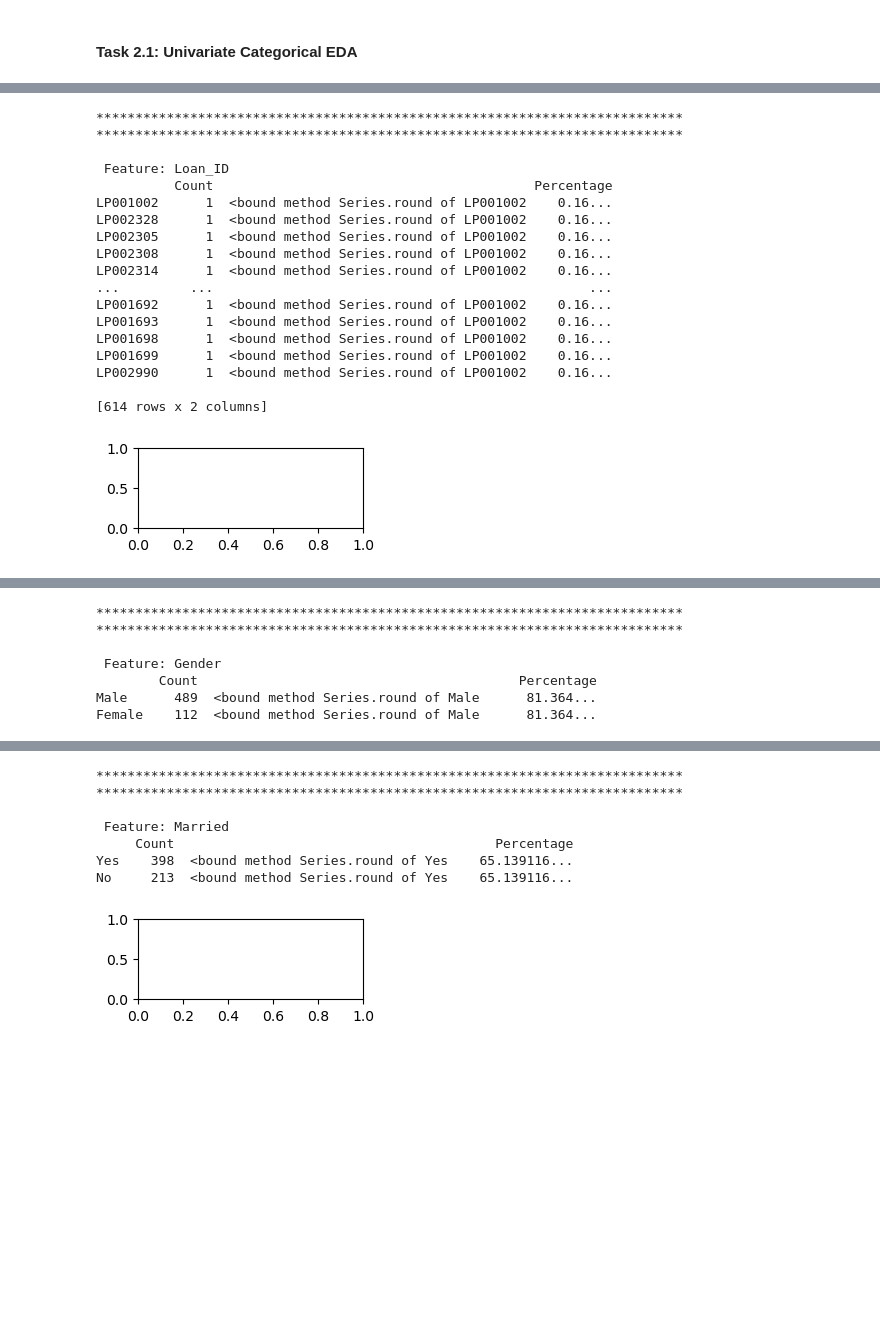
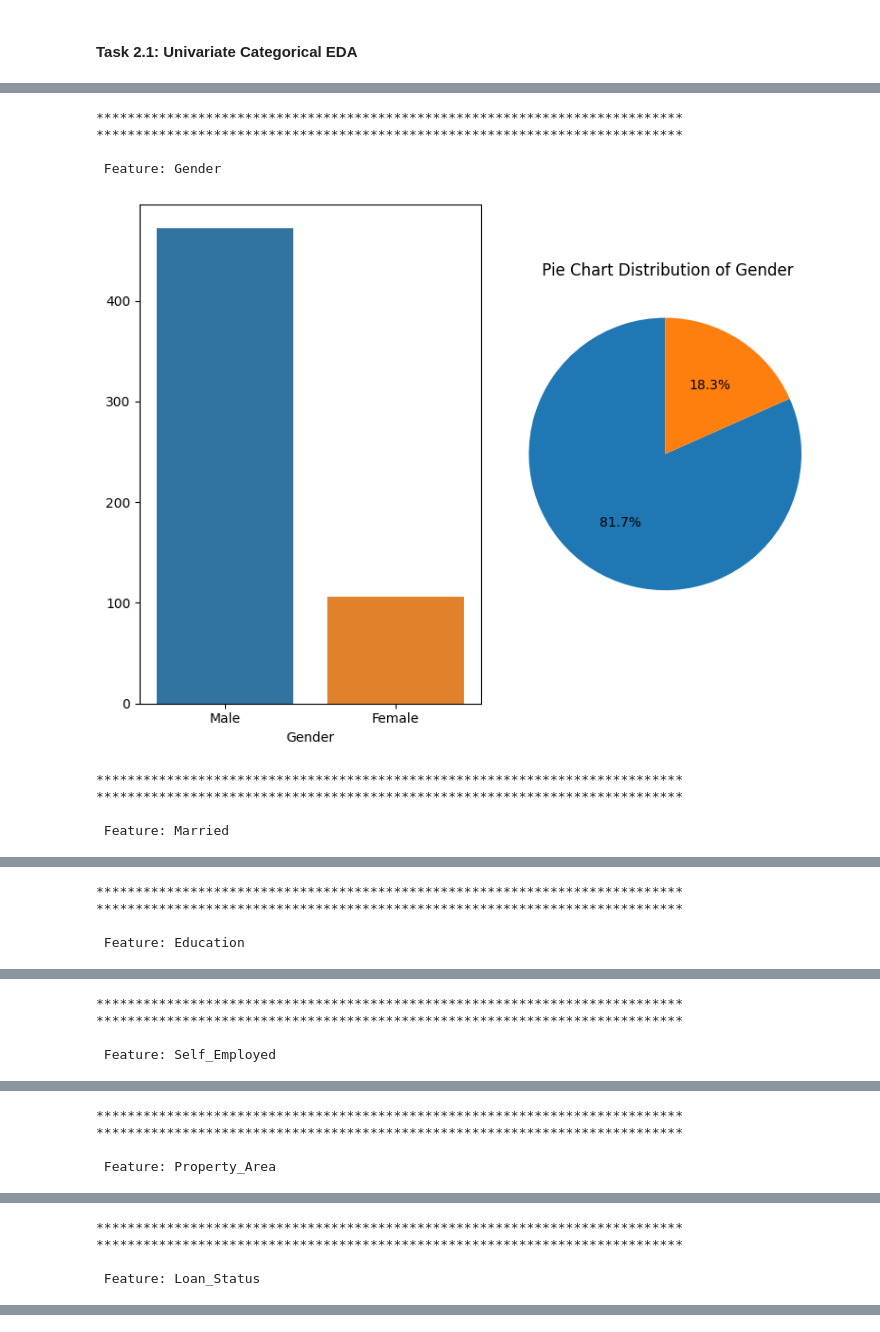
Before and after one commit to Adelegan-JD/TASKS, a Jupyter notebook: Week_11/adelegan_deborah_task_25.ipynb, the cells around one changed output, grey strips where cells are left out. Cells and saved outputs as stored; diff of their text form; code cells hidden in the pictures; blank space fills up the shorter version.

```diff
--- a/Week_11/adelegan_deborah_task_25.ipynb
+++ b/Week_11/adelegan_deborah_task_25.ipynb
@@ -14,7 +14,8 @@ import scipy.stats as stat
 # %%
 train_data = r"https://raw.githubusercontent.com/ek-chris/Practice_datasets/refs/heads/main/home_loan_train.csv"
 # %%
-data = pd.read_csv(r"C:\Users\ADMIN\Documents\datasets\datasets\practice\home_loan_train.csv")
+# data = pd.read_csv(r"C:\Users\ADMIN\Documents\datasets\datasets\practice\home_loan_train.csv")
+data = pd.read_csv(train_data)
 df = data.copy()
 # %% [markdown]
 #### **Task 1.2**: Preliminary Data Analysis
@@ -480,25 +512,18 @@ def univariate_categorical_eda(data, column):
     print('*'*75)
     print(f'\n Feature: {column}')
 
-    # Frequency + Proportion
-    freq = data[column].value_counts()
-    prop = data[column].value_counts(normalize=True) * 100
-    summary = pd.DataFrame({'Count': freq, 'Percentage': prop.round})
-    print(summary)
-    print()
-
     # Visualization
     # Bar chart
-    plt.subplot(4, 2, 1)
     plt.figure(figsize=(8, 6))
-    ax = sns.countplot(x=column, data= data, palette= 'Set2', order=freq.index, color='mediumpurple')
-    plt.xlabel(column)
-    plt.ylabel('Count')
+    plt.subplot(1, 2, 1)
+    sns.barplot(x= data[column].value_counts().index,
+        y= data[column].value_counts().values,
+        hue= data[column].value_counts().index,
+        legend=False)
 
     # For pie chart
-    plt.subplot(4, 2, 2)
-    plt.figure(figsize=(8, 6))
-    plt.pie(data[column].value_counts(), autopct='%1.1f%%', startangle=90, colors=sns.color_palette('pastel'))
+    plt.subplot(1, 2, 2)
+    plt.pie(data[column].value_counts(), autopct='%1.1f%%', startangle=90)
     plt.title(f'\n Pie Chart Distribution of {column}')
     plt.ylabel('')
 
@@ -514,24 +539,15 @@ def univariate_categorical_eda(data, column):
     #     f'{(height/total)*100:.1f}%, ha= 'center')
 # %%
 for col in cat_cols:
-    univariate_categorical_eda(data, col)
+    if col != 'Loan_ID':
+        univariate_categorical_eda(data, col)
 # %% [output]
 ***************************************************************************
 ***************************************************************************
 
- Feature: Loan_ID
-          Count                                         Percentage
-LP001002      1  <bound method Series.round of LP001002    0.16...
-LP002328      1  <bound method Series.round of LP001002    0.16...
-LP002305      1  <bound method Series.round of LP001002    0.16...
-LP002308      1  <bound method Series.round of LP001002    0.16...
-LP002314      1  <bound method Series.round of LP001002    0.16...
-...         ...                                                ...
-LP001692      1  <bound method Series.round of LP001002    0.16...
-LP001693      1  <bound method Series.round of LP001002    0.16...
-LP001698      1  <bound method Series.round of LP001002    0.16...
-LP001699      1  <bound method Series.round of LP001002    0.16...
-LP002990      1  <bound method Series.round of LP001002    0.16...
-
-[614 rows x 2 columns]
+ Feature: Gender
-[figure, old version]
+[figure, new version]
+***************************************************************************
+***************************************************************************
+
+ Feature: Married
@@ -538,0 +555,4 @@ LP002990      1  <bound method Series.round of LP001002    0.16...
+***************************************************************************
+***************************************************************************
+
+ Feature: Education
@@ -540,7 +560,4 @@ LP002990      1  <bound method Series.round of LP001002    0.16...
-***************************************************************************
-***************************************************************************
-
- Feature: Gender
-        Count                                         Percentage
-Male      489  <bound method Series.round of Male      81.364...
-Female    112  <bound method Series.round of Male      81.364...
+***************************************************************************
+***************************************************************************
+
+ Feature: Self_Employed
@@ -547,0 +565,4 @@ Female    112  <bound method Series.round of Male      81.364...
+***************************************************************************
+***************************************************************************
+
+ Feature: Property_Area
@@ -548,0 +570,4 @@ Female    112  <bound method Series.round of Male      81.364...
+***************************************************************************
+***************************************************************************
+
+ Feature: Loan_Status
@@ -550,8 +574,0 @@ Female    112  <bound method Series.round of Male      81.364...
-***************************************************************************
-***************************************************************************
-
- Feature: Married
-     Count                                         Percentage
-Yes    398  <bound method Series.round of Yes    65.139116...
-No     213  <bound method Series.round of Yes    65.139116...
-[figure, removed]
```
Also changed, not shown: parts of 15 cells of this notebook.
